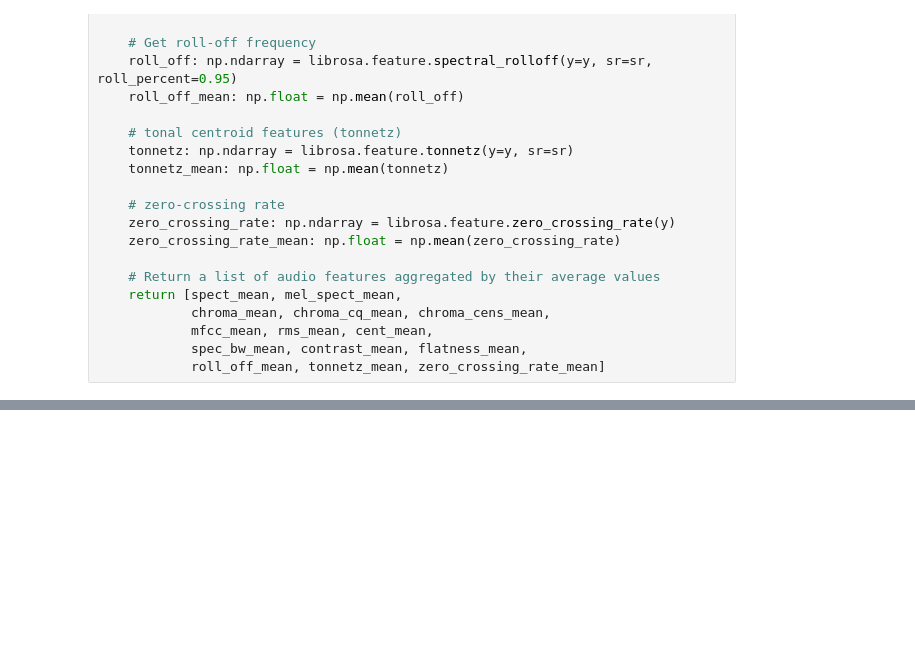
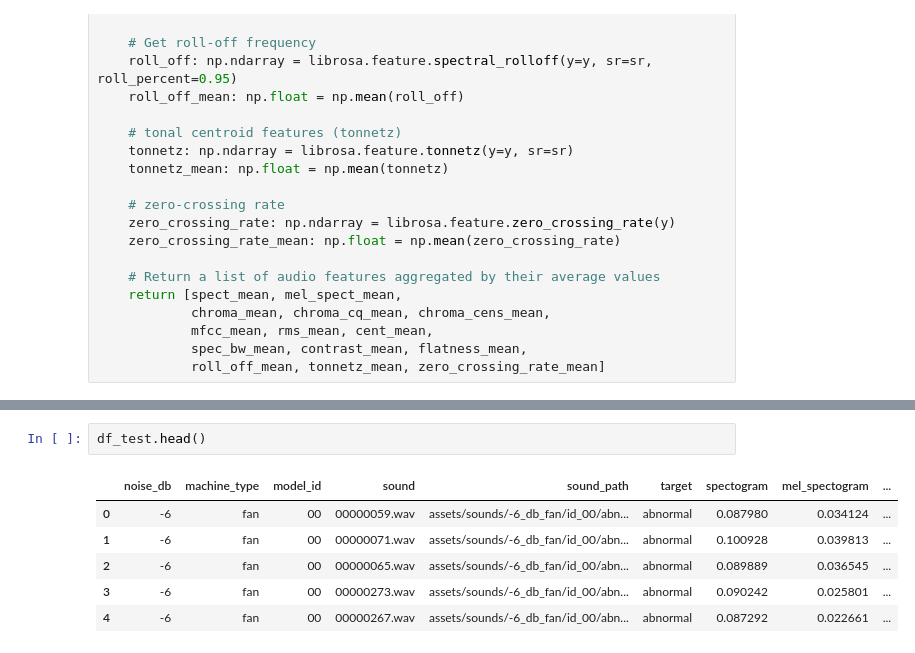
Before and after one commit to DerrickDDInAI/sound-anomaly-detection, a Jupyter notebook: core/extract_audio_features.ipynb, the cells around one changed output, grey strips where cells are left out. Drawn from its saved outputs; the diff is of its cells as text; blank space fills up the shorter version.

```diff
--- a/core/extract_audio_features.ipynb
+++ b/core/extract_audio_features.ipynb
@@ -180,0 +208,9 @@ df[audio_features_cols] = df[["sound_path"]].apply(lambda x: pd.Series(get_audio
+# %%
+df_test.head()
+# %% [output]
+|  | noise_db | machine_type | model_id | sound | sound_path | target | spectogram | mel_spectogram | ... |
+| 0 | -6 | fan | 00 | 00000059.wav | assets/sounds/-6_db_fan/id_00/abn... | abnormal | 0.087980 | 0.034124 | ... |
+| 1 | -6 | fan | 00 | 00000071.wav | assets/sounds/-6_db_fan/id_00/abn... | abnormal | 0.100928 | 0.039813 | ... |
+| 2 | -6 | fan | 00 | 00000065.wav | assets/sounds/-6_db_fan/id_00/abn... | abnormal | 0.089889 | 0.036545 | ... |
+| 3 | -6 | fan | 00 | 00000273.wav | assets/sounds/-6_db_fan/id_00/abn... | abnormal | 0.090242 | 0.025801 | ... |
+| 4 | -6 | fan | 00 | 00000267.wav | assets/sounds/-6_db_fan/id_00/abn... | abnormal | 0.087292 | 0.022661 | ... |
```
Also changed, not shown: parts of 9 cells of this notebook.
